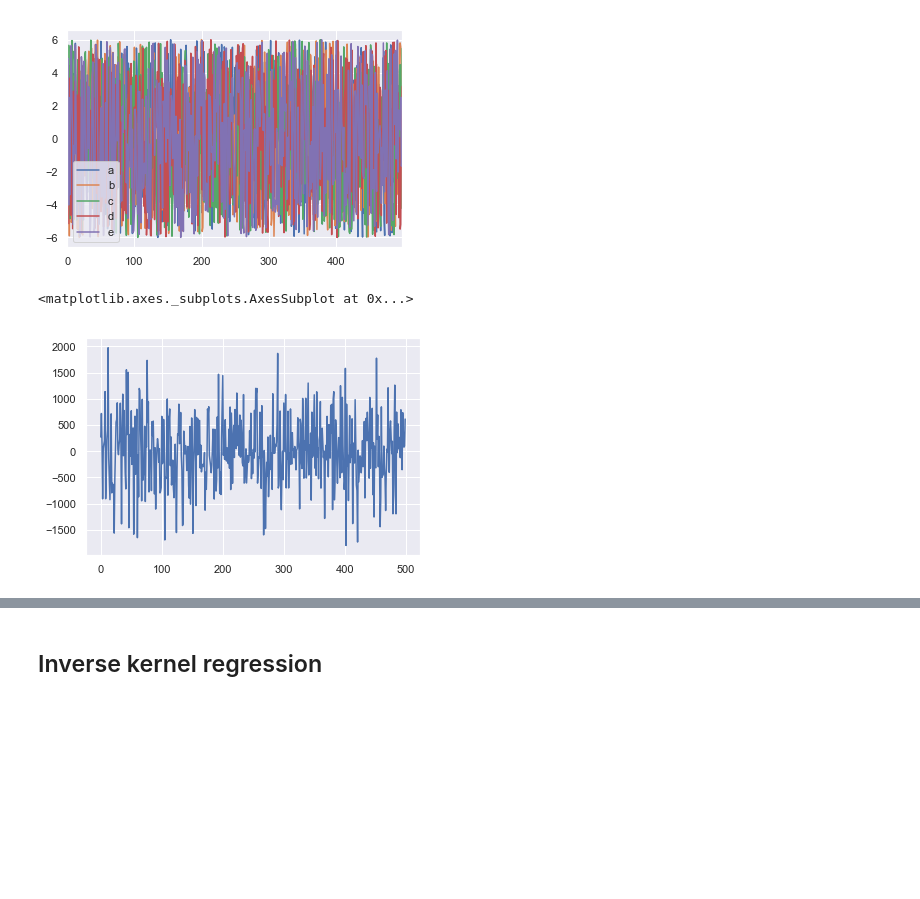
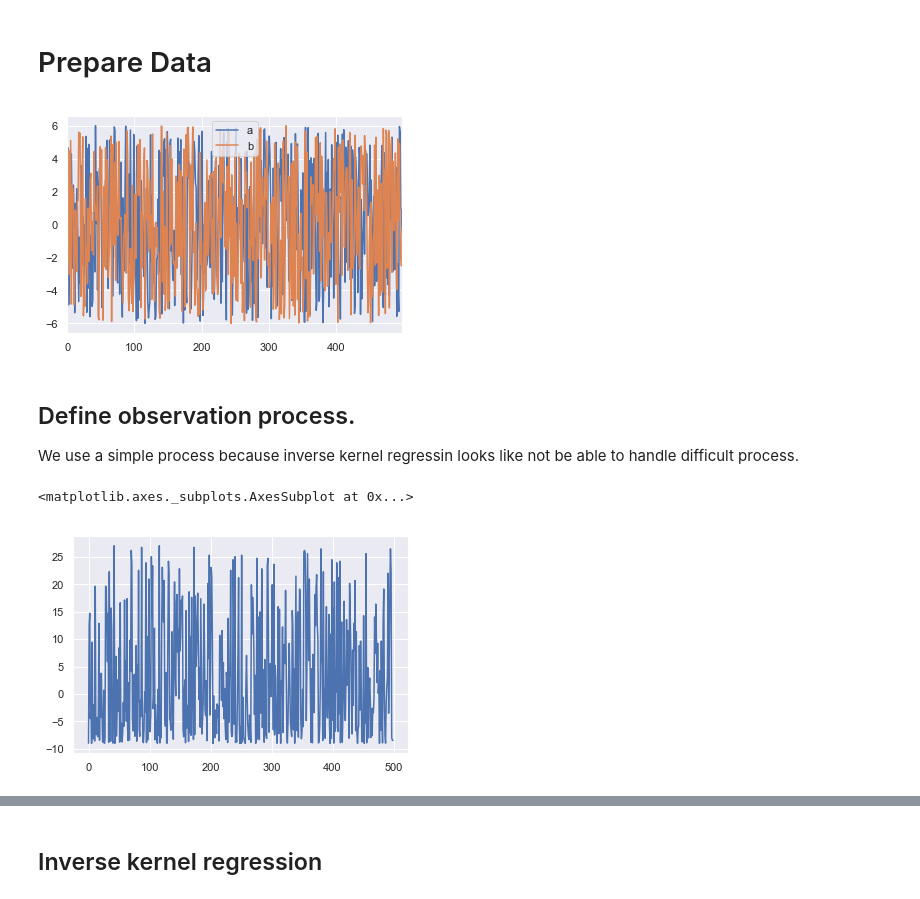
Before and after one commit to Jimmy-INL/Inverse_kernel_regression, a Jupyter notebook: notebook/Inverse_kernel_regression.ipynb, the cells around one changed output, grey strips where cells are left out. Cells and saved outputs as stored; diff of their text form; code cells hidden in the pictures; blank space fills up the shorter version.

```diff
--- a/notebook/Inverse_kernel_regression.ipynb
+++ b/notebook/Inverse_kernel_regression.ipynb
@@ -5,25 +5,32 @@ import pandas as pd
 import seaborn as sns
 %matplotlib inline
 sns.set()
+# %% [markdown]
+# Prepare Data
 # %%
 size_d = 500 # sample size
-var_dim = 5  # dimension of variable.
+var_dim = 2  # dimension of variable.
+var_name_list = ['a', 'b']
 
 x = np.array([list(np.random.permutation(np.linspace(-6, 6, size_d))) for _ in range(var_dim)]).T
 
-df_x = pd.DataFrame(data=x, columns=['a', 'b', 'c', 'd', 'e'])
+df_x = pd.DataFrame(data=x, columns=var_name_list)
 df_x.plot()
 plt.show()
 # %% [output]
-[figure, old version]
+[figure, new version]
+# %% [markdown]
+## Define observation process.
+We use a simple process because inverse kernel regressin looks like not be able to handle difficult process.
 # %%
 def obs_process(x):
-    return (5*(x+3)*x*(x-3)).sum()
+    return (x[0]-3)*(x[0]+3)
+#     return (5*(x+3)*x*(x-3)).sum()
 y_true = np.array([obs_process(_) for _ in df_x.values])
 sns.lineplot(x=range(len(y_true)), y=y_true)
 # %% [output]
 <matplotlib.axes._subplots.AxesSubplot at 0x...>
-[figure, old version]
+[figure, new version]
 # %%
 # Prepare test data.
 np.random.seed(0)
```
Also changed, not shown: parts of 18 cells of this notebook.
